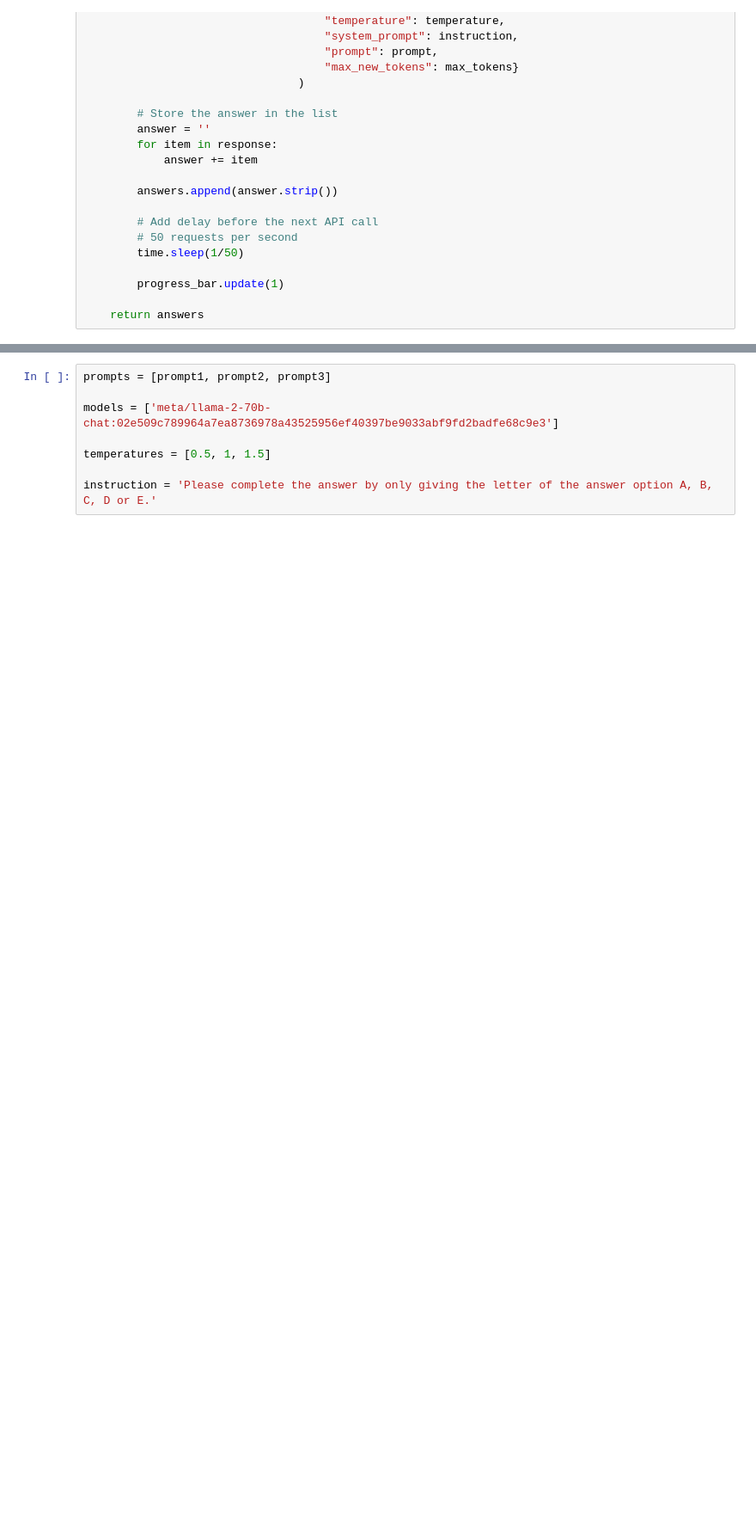
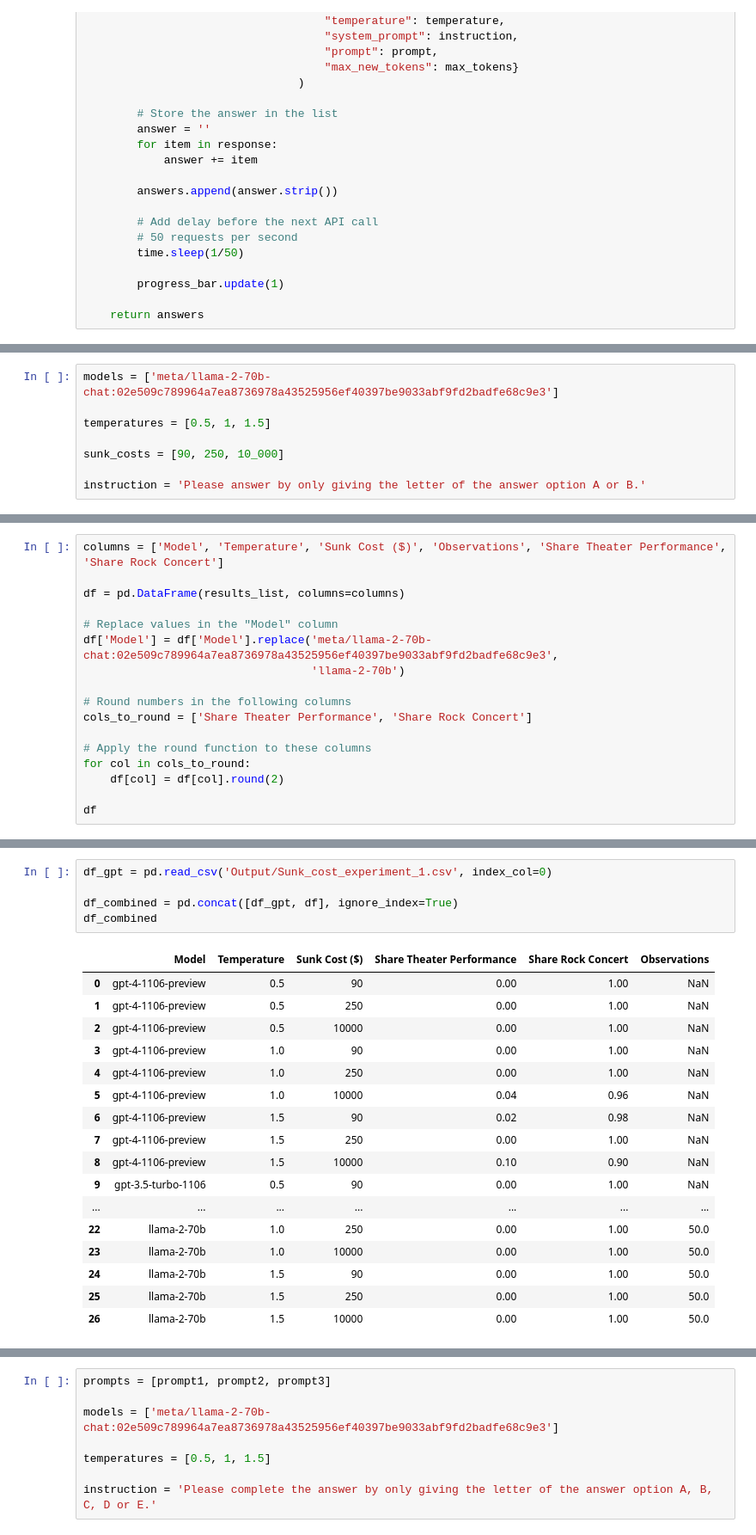
Before and after one commit to MariusDSPM/Data-Science-Project, a Jupyter notebook: Sunk Cost Fallacy.ipynb, the cells around one changed output, grey strips where cells are left out. Shown at 86% size. Drawn from its saved outputs; the diff is of its cells as text; blank space fills up the shorter version.

Commit message:
Llama 2 sunk cost experiment 1

```diff
--- a/Sunk Cost Fallacy.ipynb
+++ b/Sunk Cost Fallacy.ipynb
@@ -378,0 +381,8 @@ def run_experiment_with_llama(model, prompt, instruction, temperature, n, max_to
+# %%
+models = ['meta/llama-2-70b-chat:02e509c789964a7ea8736978a43525956ef40397be9033abf9fd2badfe68c9e3']
+
+temperatures = [0.5, 1, 1.5]
+
+sunk_costs = [90, 250, 10_000]
+
+instruction = 'Please answer by only giving the letter of the answer option A or B.'
@@ -378,0 +422,17 @@ def run_experiment_with_llama(model, prompt, instruction, temperature, n, max_to
+# %%
+columns = ['Model', 'Temperature', 'Sunk Cost ($)', 'Observations', 'Share Theater Performance', 'Share Rock Concert']
+
+df = pd.DataFrame(results_list, columns=columns)
+
+# Replace values in the "Model" column
+df['Model'] = df['Model'].replace('meta/llama-2-70b-chat:02e509c789964a7ea8736978a43525956ef40397be9033abf9fd2badfe68c9e3',
+                                  'llama-2-70b')
+
+# Round numbers in the following columns
+cols_to_round = ['Share Theater Performance', 'Share Rock Concert']
+
+# Apply the round function to these columns
+for col in cols_to_round:
+    df[col] = df[col].round(2)
+
+df
@@ -378,0 +450,23 @@ def run_experiment_with_llama(model, prompt, instruction, temperature, n, max_to
+# %%
+df_gpt = pd.read_csv('Output/Sunk_cost_experiment_1.csv', index_col=0)
+
+df_combined = pd.concat([df_gpt, df], ignore_index=True)
+df_combined
+# %% [output]
+|  | Model | Temperature | Sunk Cost ($) | Share Theater Performance | Share Rock Concert | Observations |
+| 0 | gpt-4-1106-preview | 0.5 | 90 | 0.00 | 1.00 | NaN |
+| 1 | gpt-4-1106-preview | 0.5 | 250 | 0.00 | 1.00 | NaN |
+| 2 | gpt-4-1106-preview | 0.5 | 10000 | 0.00 | 1.00 | NaN |
+| 3 | gpt-4-1106-preview | 1.0 | 90 | 0.00 | 1.00 | NaN |
+| 4 | gpt-4-1106-preview | 1.0 | 250 | 0.00 | 1.00 | NaN |
+| 5 | gpt-4-1106-preview | 1.0 | 10000 | 0.04 | 0.96 | NaN |
+| 6 | gpt-4-1106-preview | 1.5 | 90 | 0.02 | 0.98 | NaN |
+| 7 | gpt-4-1106-preview | 1.5 | 250 | 0.00 | 1.00 | NaN |
+| 8 | gpt-4-1106-preview | 1.5 | 10000 | 0.10 | 0.90 | NaN |
+| 9 | gpt-3.5-turbo-1106 | 0.5 | 90 | 0.00 | 1.00 | NaN |
+| ... | ... | ... | ... | ... | ... | ... |
+| 22 | llama-2-70b | 1.0 | 250 | 0.00 | 1.00 | 50.0 |
+| 23 | llama-2-70b | 1.0 | 10000 | 0.00 | 1.00 | 50.0 |
+| 24 | llama-2-70b | 1.5 | 90 | 0.00 | 1.00 | 50.0 |
+| 25 | llama-2-70b | 1.5 | 250 | 0.00 | 1.00 | 50.0 |
+| 26 | llama-2-70b | 1.5 | 10000 | 0.00 | 1.00 | 50.0 |
```
Also changed, not shown: parts of 5 cells of this notebook, 2 other files.
